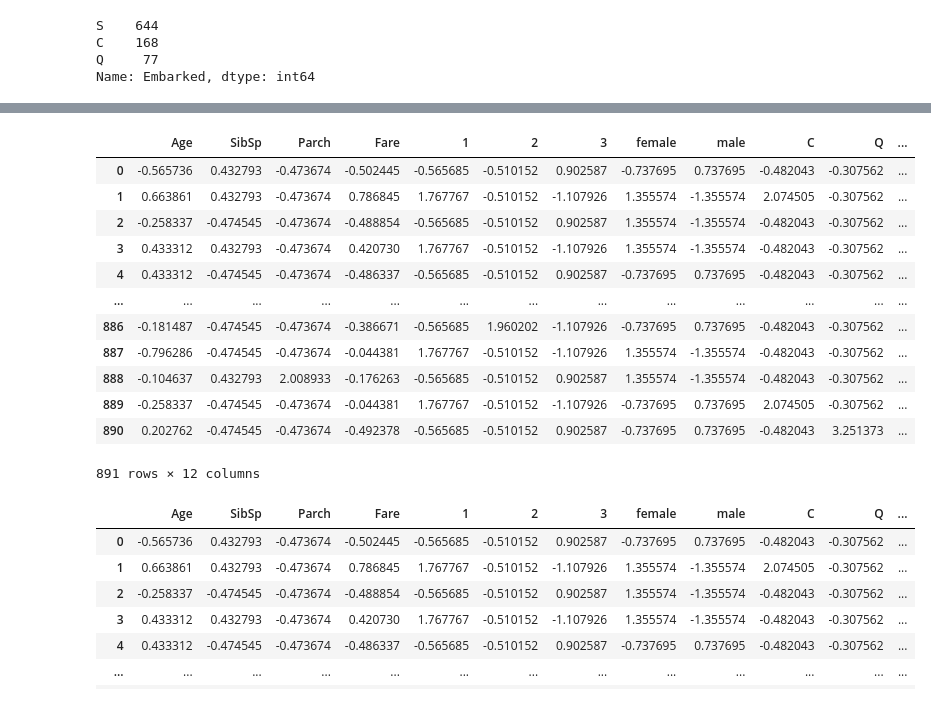
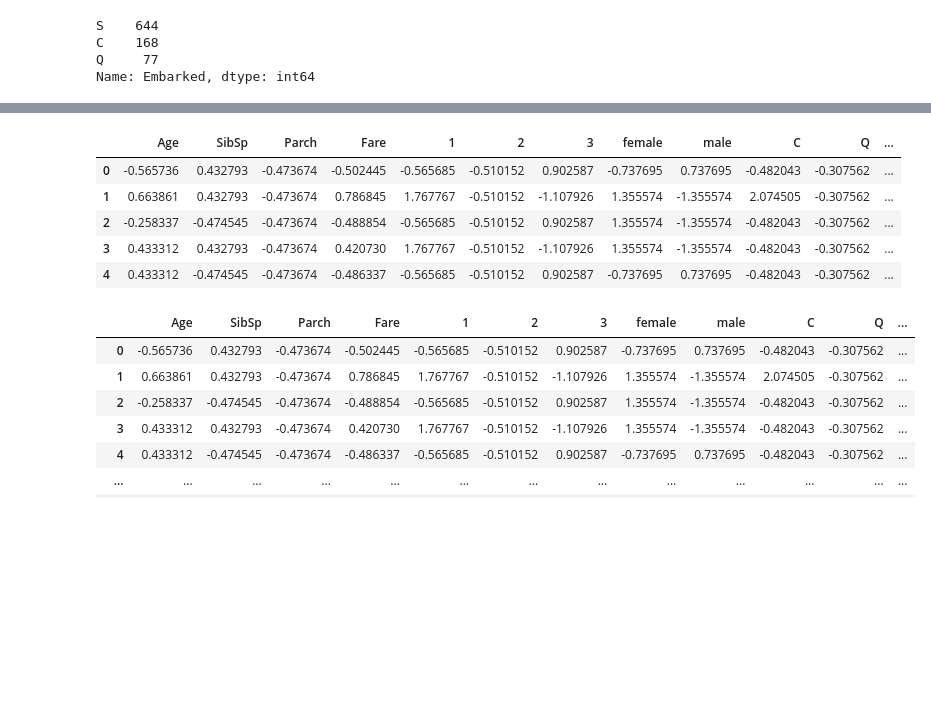
Before and after one commit to tisSoFluffy/MSDS422_ML, a Jupyter notebook: Titanic Exploration & Predictor(1).ipynb, the cells around one changed output, grey strips where cells are left out. Drawn from its saved outputs; the diff is of its cells as text; code cells hidden in the pictures; blank space fills up the shorter version.

```diff
--- a/Titanic Exploration & Predictor(1).ipynb
+++ b/Titanic Exploration & Predictor(1).ipynb
@@ -246,7 +265,7 @@ feats
 # %%
-titanic= titanic.join(feats, how='outer')
+titanic= titanic.join(feats, how='inner')
 titanic = titanic.drop(['PassengerId','Pclass','Sex','Embarked'],axis=1)
-titanic
+titanic.head()
 # %% [output]
 |  | Survived | Age | SibSp | Parch | Fare | 1 | 2 | 3 | female | male | C | ... |
 | 0 | 0 | 22.0 | 1 | 0 | 7.2500 | 0.0 | 0.0 | 1.0 | 0.0 | 1.0 | 0.0 | ... |
@@ -264,5 +283,5 @@ titanic
 # %%
 # transform all na values into median values
 imputer = SimpleImputer(strategy='median')
-imputer.fit(titanic)
-x =imputer.transform(titanic)
+x= imputer.fit_transform(titanic)
+#x =imputer.transform(titanic)
@@ -294,20 +319,13 @@ x = scaler.fit_transform(titanic_pred)
 # %%
 titanic = pd.DataFrame(x, index= titanic_pred.index,columns=titanic_pred.columns)
-titanic
+titanic.head()
 # %% [output]
 |  | Age | SibSp | Parch | Fare | 1 | 2 | 3 | female | male | C | Q | ... |
 | 0 | -0.565736 | 0.432793 | -0.473674 | -0.502445 | -0.565685 | -0.510152 | 0.902587 | -0.737695 | 0.737695 | -0.482043 | -0.307562 | ... |
 | 1 | 0.663861 | 0.432793 | -0.473674 | 0.786845 | 1.767767 | -0.510152 | -1.107926 | 1.355574 | -1.355574 | 2.074505 | -0.307562 | ... |
 | 2 | -0.258337 | -0.474545 | -0.473674 | -0.488854 | -0.565685 | -0.510152 | 0.902587 | 1.355574 | -1.355574 | -0.482043 | -0.307562 | ... |
 | 3 | 0.433312 | 0.432793 | -0.473674 | 0.420730 | 1.767767 | -0.510152 | -1.107926 | 1.355574 | -1.355574 | -0.482043 | -0.307562 | ... |
 | 4 | 0.433312 | -0.474545 | -0.473674 | -0.486337 | -0.565685 | -0.510152 | 0.902587 | -0.737695 | 0.737695 | -0.482043 | -0.307562 | ... |
-| ... | ... | ... | ... | ... | ... | ... | ... | ... | ... | ... | ... | ... |
-| 886 | -0.181487 | -0.474545 | -0.473674 | -0.386671 | -0.565685 | 1.960202 | -1.107926 | -0.737695 | 0.737695 | -0.482043 | -0.307562 | ... |
-| 887 | -0.796286 | -0.474545 | -0.473674 | -0.044381 | 1.767767 | -0.510152 | -1.107926 | 1.355574 | -1.355574 | -0.482043 | -0.307562 | ... |
-| 888 | -0.104637 | 0.432793 | 2.008933 | -0.176263 | -0.565685 | -0.510152 | 0.902587 | 1.355574 | -1.355574 | -0.482043 | -0.307562 | ... |
-| 889 | -0.258337 | -0.474545 | -0.473674 | -0.044381 | 1.767767 | -0.510152 | -1.107926 | -0.737695 | 0.737695 | 2.074505 | -0.307562 | ... |
-| 890 | 0.202762 | -0.474545 | -0.473674 | -0.492378 | -0.565685 | -0.510152 | 0.902587 | -0.737695 | 0.737695 | -0.482043 | 3.251373 | ... |
-891 rows × 12 columns
 # %%
 titanic = titanic.join(titanic_sur, how='outer')
 titanic
```
Also changed, not shown: parts of 44 cells of this notebook.
